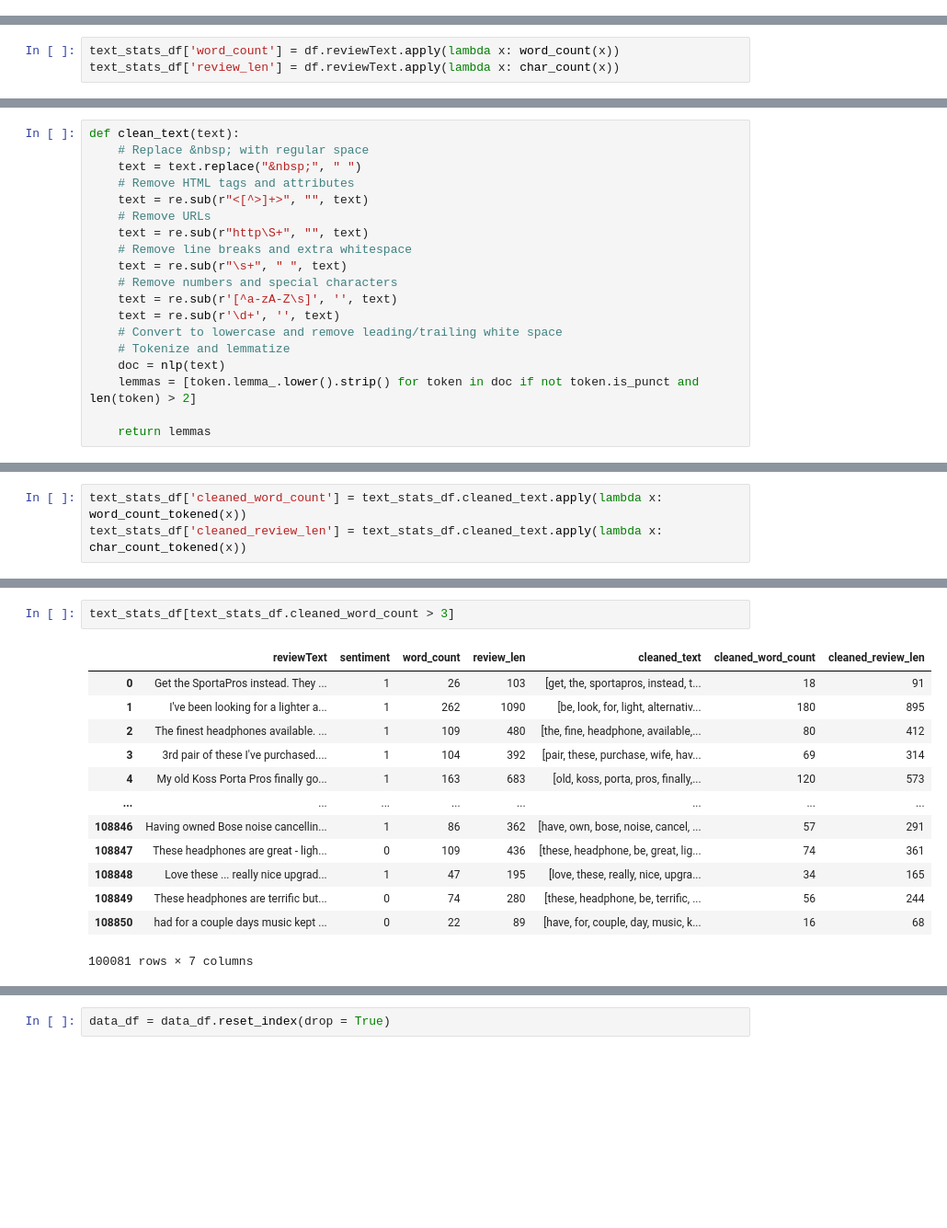
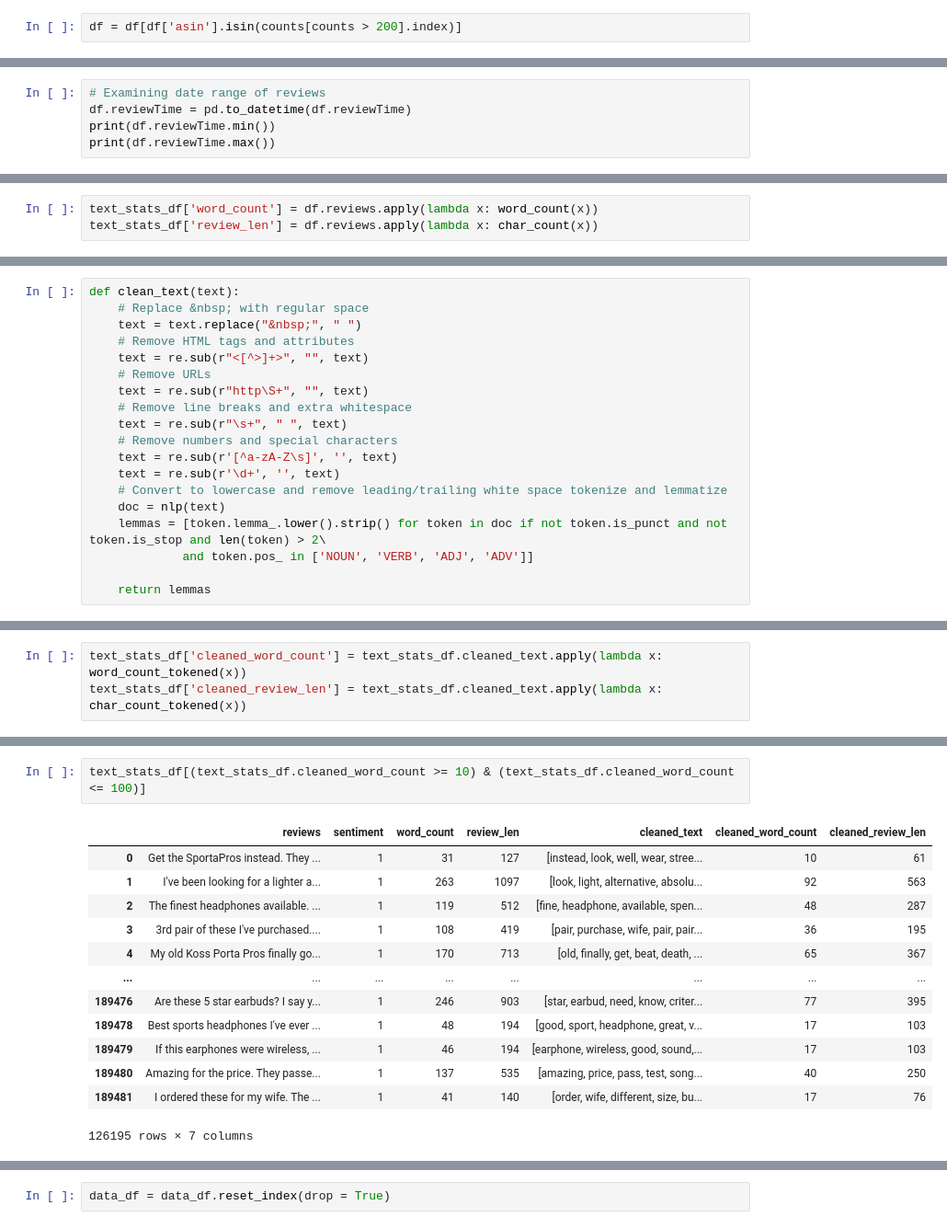
Before and after one commit to whyyoutoo/Sentiment_Classification_for_Amazon_Product_Reviews, a Jupyter notebook: EDA.ipynb, the cells around one changed output, grey strips where cells are left out. Shown at 92% size. Saved outputs shown, nothing was run; the diff lists cells and outputs as text; blank space fills up the shorter version.

```diff
--- a/EDA.ipynb
+++ b/EDA.ipynb
@@ -153,0 +212,2 @@ dtype: int64
+# %%
+df = df[df['asin'].isin(counts[counts > 200].index)]
@@ -179,0 +257,5 @@ Name: title, Length: 127, dtype: int64
+# %%
+# Examining date range of reviews
+df.reviewTime = pd.to_datetime(df.reviewTime)
+print(df.reviewTime.min())
+print(df.reviewTime.max())
@@ -285,8 +411,8 @@ def char_count(text):
     text_without_spaces = text.replace(" ", "")
     return len(text_without_spaces)
 # %%
-text_stats_df['word_count'] = df.reviewText.apply(lambda x: word_count(x))
-text_stats_df['review_len'] = df.reviewText.apply(lambda x: char_count(x))
+text_stats_df['word_count'] = df.reviews.apply(lambda x: word_count(x))
+text_stats_df['review_len'] = df.reviews.apply(lambda x: char_count(x))
 # %%
 text_stats_df.head()
 # %% [output]
@@ -363,10 +545,10 @@ def clean_text(text):
     # Remove numbers and special characters
     text = re.sub(r'[^a-zA-Z\s]', '', text)
     text = re.sub(r'\d+', '', text)
-    # Convert to lowercase and remove leading/trailing white space
-    # Tokenize and lemmatize
+    # Convert to lowercase and remove leading/trailing white space tokenize and lemmatize
     doc = nlp(text)
-    lemmas = [token.lemma_.lower().strip() for token in doc if not token.is_punct and len(token) > 2]
+    lemmas = [token.lemma_.lower().strip() for token in doc if not token.is_punct and not token.is_stop and len(token) > 2\
+             and token.pos_ in ['NOUN', 'VERB', 'ADJ', 'ADV']]
 
     return lemmas
 # %%
@@ -426,16 +618,16 @@ text_stats_df.cleaned_word_count.hist();
 # %%
-text_stats_df[text_stats_df.cleaned_word_count > 3]
+text_stats_df[(text_stats_df.cleaned_word_count >= 10) & (text_stats_df.cleaned_word_count <= 100)]
 # %% [output]
-|  | reviewText | sentiment | word_count | review_len | cleaned_text | cleaned_word_count | cleaned_review_len |
-| 0 | Get the SportaPros instead. They ... | 1 | 26 | 103 | [get, the, sportapros, instead, t... | 18 | 91 |
-| 1 | I've been looking for a lighter a... | 1 | 262 | 1090 | [be, look, for, light, alternativ... | 180 | 895 |
-| 2 | The finest headphones available. ... | 1 | 109 | 480 | [the, fine, headphone, available,... | 80 | 412 |
-| 3 | 3rd pair of these I've purchased.... | 1 | 104 | 392 | [pair, these, purchase, wife, hav... | 69 | 314 |
-| 4 | My old Koss Porta Pros finally go... | 1 | 163 | 683 | [old, koss, porta, pros, finally,... | 120 | 573 |
+|  | reviews | sentiment | word_count | review_len | cleaned_text | cleaned_word_count | cleaned_review_len |
+| 0 | Get the SportaPros instead. They ... | 1 | 31 | 127 | [instead, look, well, wear, stree... | 10 | 61 |
+| 1 | I've been looking for a lighter a... | 1 | 263 | 1097 | [look, light, alternative, absolu... | 92 | 563 |
+| 2 | The finest headphones available. ... | 1 | 119 | 512 | [fine, headphone, available, spen... | 48 | 287 |
+| 3 | 3rd pair of these I've purchased.... | 1 | 108 | 419 | [pair, purchase, wife, pair, pair... | 36 | 195 |
+| 4 | My old Koss Porta Pros finally go... | 1 | 170 | 713 | [old, finally, get, beat, death, ... | 65 | 367 |
 | ... | ... | ... | ... | ... | ... | ... | ... |
-| 108846 | Having owned Bose noise cancellin... | 1 | 86 | 362 | [have, own, bose, noise, cancel, ... | 57 | 291 |
-| 108847 | These headphones are great - ligh... | 0 | 109 | 436 | [these, headphone, be, great, lig... | 74 | 361 |
-| 108848 | Love these ... really nice upgrad... | 1 | 47 | 195 | [love, these, really, nice, upgra... | 34 | 165 |
-| 108849 | These headphones are terrific but... | 0 | 74 | 280 | [these, headphone, be, terrific, ... | 56 | 244 |
-| 108850 | had for a couple days music kept ... | 0 | 22 | 89 | [have, for, couple, day, music, k... | 16 | 68 |
+| 189476 | Are these 5 star earbuds? I say y... | 1 | 246 | 903 | [star, earbud, need, know, criter... | 77 | 395 |
+| 189478 | Best sports headphones I've ever ... | 1 | 48 | 194 | [good, sport, headphone, great, v... | 17 | 103 |
+| 189479 | If this earphones were wireless, ... | 1 | 46 | 194 | [earphone, wireless, good, sound,... | 17 | 103 |
+| 189480 | Amazing for the price. They passe... | 1 | 137 | 535 | [amazing, price, pass, test, song... | 40 | 250 |
+| 189481 | I ordered these for my wife. The ... | 1 | 41 | 140 | [order, wife, different, size, bu... | 17 | 76 |
-100081 rows × 7 columns
+126195 rows × 7 columns
```
Also changed, not shown: parts of 189 cells of this notebook.
